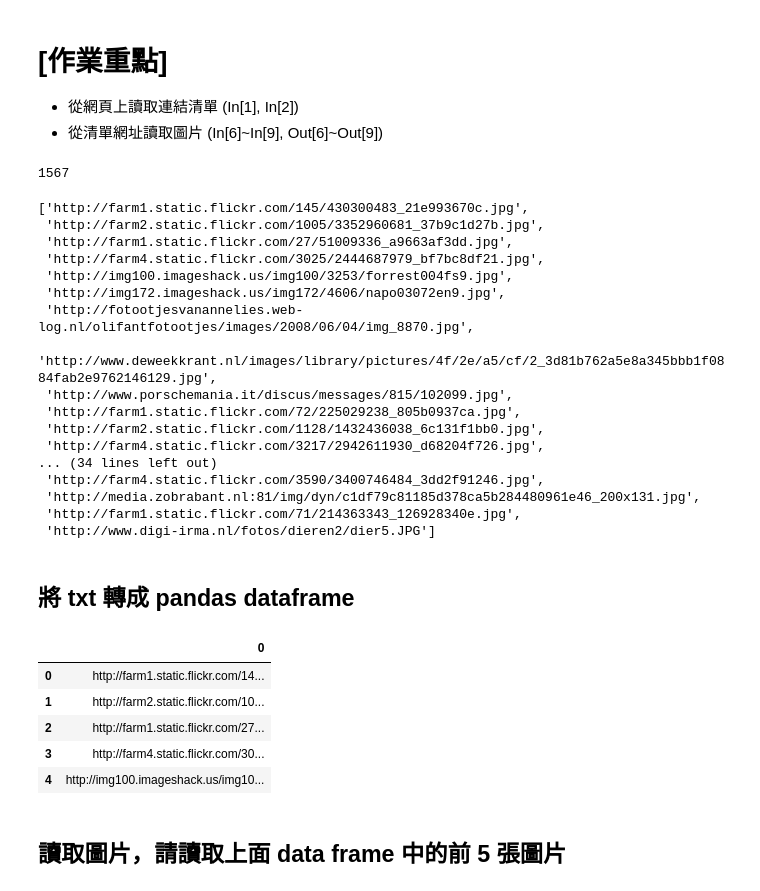
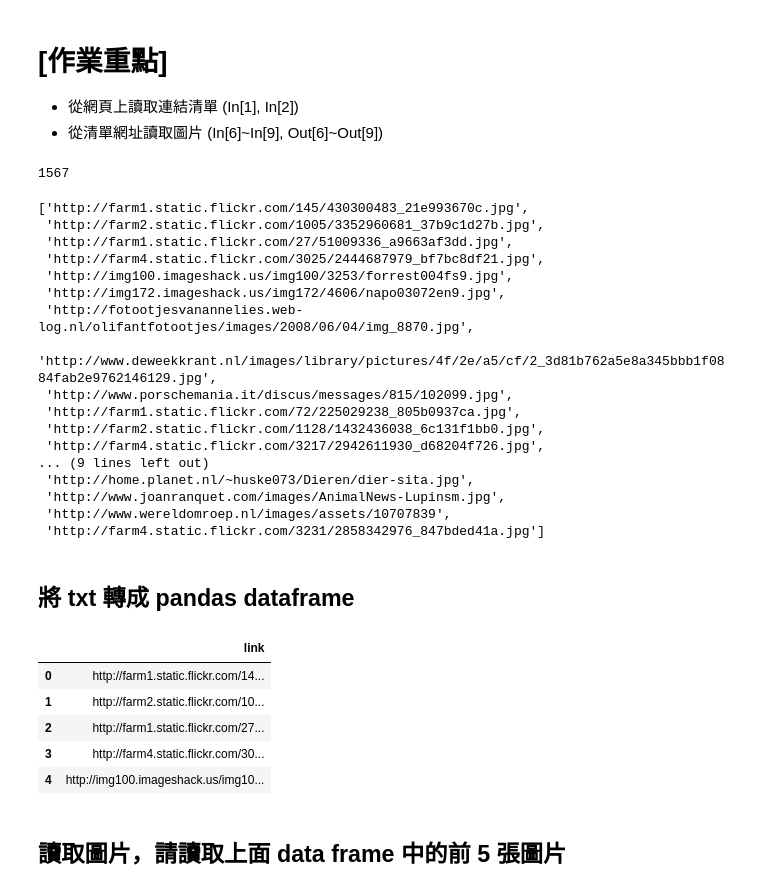
Before and after one commit to wuchienhsun/3rd-ML100Days, a Jupyter notebook: homework/Day_005-2_HW.ipynb, the cells around one changed output. Cells and saved outputs as stored; diff of their text form; code cells hidden in the pictures.

```diff
--- a/homework/Day_005-2_HW.ipynb
+++ b/homework/Day_005-2_HW.ipynb
@@ -30,12 +28,10 @@ data = response.text
 import re
 data = data.replace('\n', '')
 data = re.split(r'n00015388_[0-9]{3,}\t', data)
-# split_tag = ('\n')
 
-# data = data.split(split_tag)
 print(len(data))
 data = data[1:]
-data[0:50]
+data[0:25]
 # %% [output]
 1567
 ['http://farm1.static.flickr.com/145/430300483_21e993670c.jpg',
@@ -50,21 +46,21 @@ data[0:50]
  'http://farm1.static.flickr.com/72/225029238_805b0937ca.jpg',
  'http://farm2.static.flickr.com/1128/1432436038_6c131f1bb0.jpg',
  'http://farm4.static.flickr.com/3217/2942611930_d68204f726.jpg',
-... (34 lines left out)
- 'http://farm4.static.flickr.com/3590/3400746484_3dd2f91246.jpg',
- 'http://media.zobrabant.nl:81/img/dyn/c1df79c81185d378ca5b284480961e46_200x131.jpg',
- 'http://farm1.static.flickr.com/71/214363343_126928340e.jpg',
- 'http://www.digi-irma.nl/fotos/dieren2/dier5.JPG']
+... (9 lines left out)
+ 'http://home.planet.nl/~huske073/Dieren/dier-sita.jpg',
+ 'http://www.joanranquet.com/images/AnimalNews-Lupinsm.jpg',
+ 'http://www.wereldomroep.nl/images/assets/10707839',
+ 'http://farm4.static.flickr.com/3231/2858342976_847bded41a.jpg']
 # %% [markdown]
 ## 將 txt 轉成 pandas dataframe
 # %%
 import pandas as pd
 
-
-df = pd.DataFrame(data)
+df_index = ['link']
+df = pd.DataFrame(data, columns = df_index)
 df.head()
 # %% [output]
-|  | 0 |
+|  | link |
 | 0 | http://farm1.static.flickr.com/14... |
 | 1 | http://farm2.static.flickr.com/10... |
 | 2 | http://farm1.static.flickr.com/27... |
```
Also changed, not shown: parts of 4 cells of this notebook.
